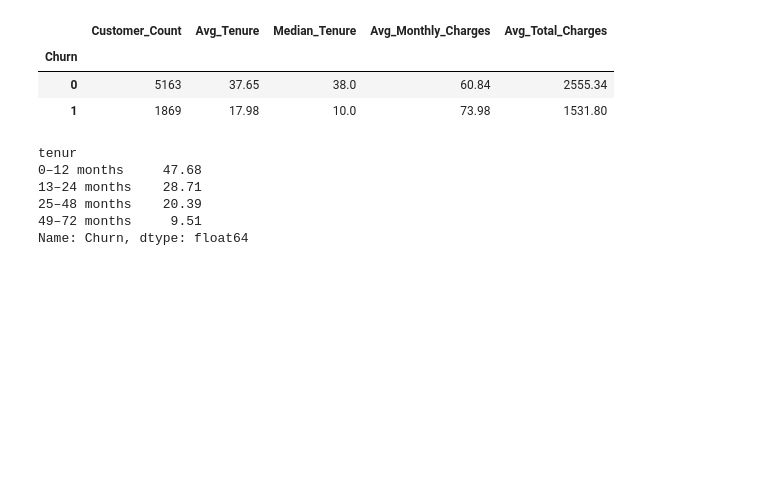
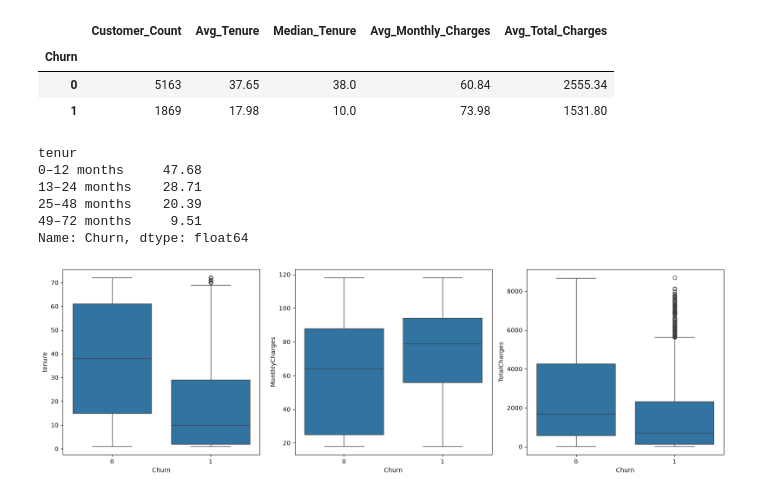
Before and after one commit to MANDEEP9711/telco-customer-churn-prediction, a Jupyter notebook: notebook/02_eda.ipynb, the cells around one changed output. Cells and saved outputs as stored; diff of their text form; code cells hidden in the pictures; blank space fills up the shorter version.

```diff
--- a/notebook/02_eda.ipynb
+++ b/notebook/02_eda.ipynb
@@ -144,3 +158,14 @@ tenur
 25–48 months    20.39
 49–72 months     9.51
 Name: Churn, dtype: float64
+# %%
+fig, axes = plt.subplots(1, 3, figsize=(16, 5))
+
+sns.boxplot(data=df, x="Churn", y="tenure", ax=axes[0])
+sns.boxplot(data=df, x="Churn", y="MonthlyCharges", ax=axes[1])
+sns.boxplot(data=df, x="Churn", y="TotalCharges", ax=axes[2])
+
+plt.tight_layout()
+plt.show()
+# %% [output]
+[figure, added]
```
Also changed, not shown: parts of 2 cells of this notebook, 6 other files.
